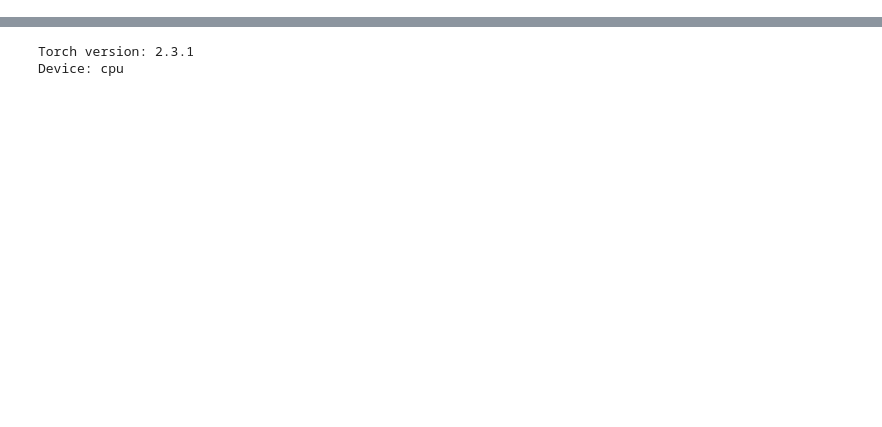
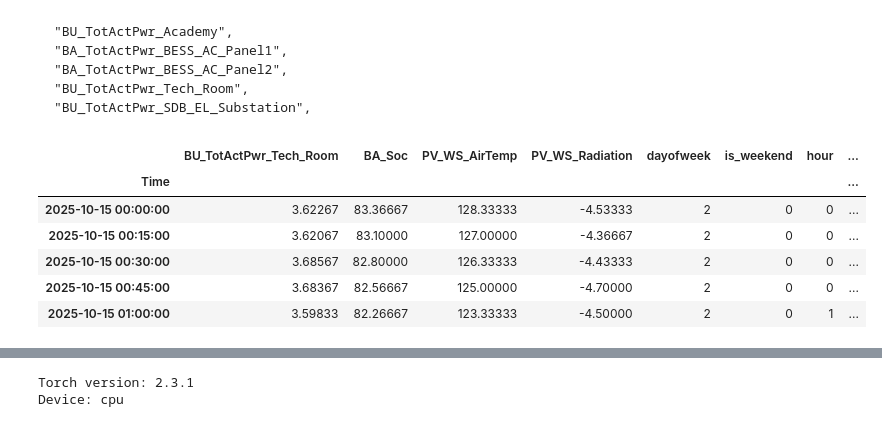
Before and after one commit to MilanMavani/Thesis_EMS_LF, a Jupyter notebook: JupyterNotebooks/Profile_LF.ipynb, the cells around one changed output, grey strips where cells are left out. Drawn from its saved outputs; the diff is of its cells as text; code cells hidden in the pictures; blank space fills up the shorter version.

```diff
--- a/JupyterNotebooks/Profile_LF.ipynb
+++ b/JupyterNotebooks/Profile_LF.ipynb
@@ -14,7 +20,23 @@ if str(PROJECT_ROOT) not in sys.path:
 from src.profile_trainer import run_profile_training_experiment
+# %% [markdown]
+    "BU_TotActPwr_Academy",
+    "BA_TotActPwr_BESS_AC_Panel1",
+    "BA_TotActPwr_BESS_AC_Panel2",
+    "BU_TotActPwr_Tech_Room",
+    "BU_TotActPwr_SDB_EL_Substation",
 # %%
 path = r"C:\Data_analysis\Thesis\Data\03_Training\Imputed_data\15_min\df_BU_TotActPwr_Tech_Room.parquet"
 df_imputed = pd.read_parquet(path)
+# %%
+df_imputed.head()
+# %% [output]
+|  | BU_TotActPwr_Tech_Room | BA_Soc | PV_WS_AirTemp | PV_WS_Radiation | dayofweek | is_weekend | hour | ... |
+| Time |  |  |  |  |  |  |  | ... |
+| 2025-10-15 00:00:00 | 3.62267 | 83.36667 | 128.33333 | -4.53333 | 2 | 0 | 0 | ... |
+| 2025-10-15 00:15:00 | 3.62067 | 83.10000 | 127.00000 | -4.36667 | 2 | 0 | 0 | ... |
+| 2025-10-15 00:30:00 | 3.68567 | 82.80000 | 126.33333 | -4.43333 | 2 | 0 | 0 | ... |
+| 2025-10-15 00:45:00 | 3.68367 | 82.56667 | 125.00000 | -4.70000 | 2 | 0 | 0 | ... |
+| 2025-10-15 01:00:00 | 3.59833 | 82.26667 | 123.33333 | -4.50000 | 2 | 0 | 1 | ... |
 # %%
 df_imputed.columns.tolist()
 # %% [output]
```
Also changed, not shown: parts of 7 cells of this notebook, 6 other files.
